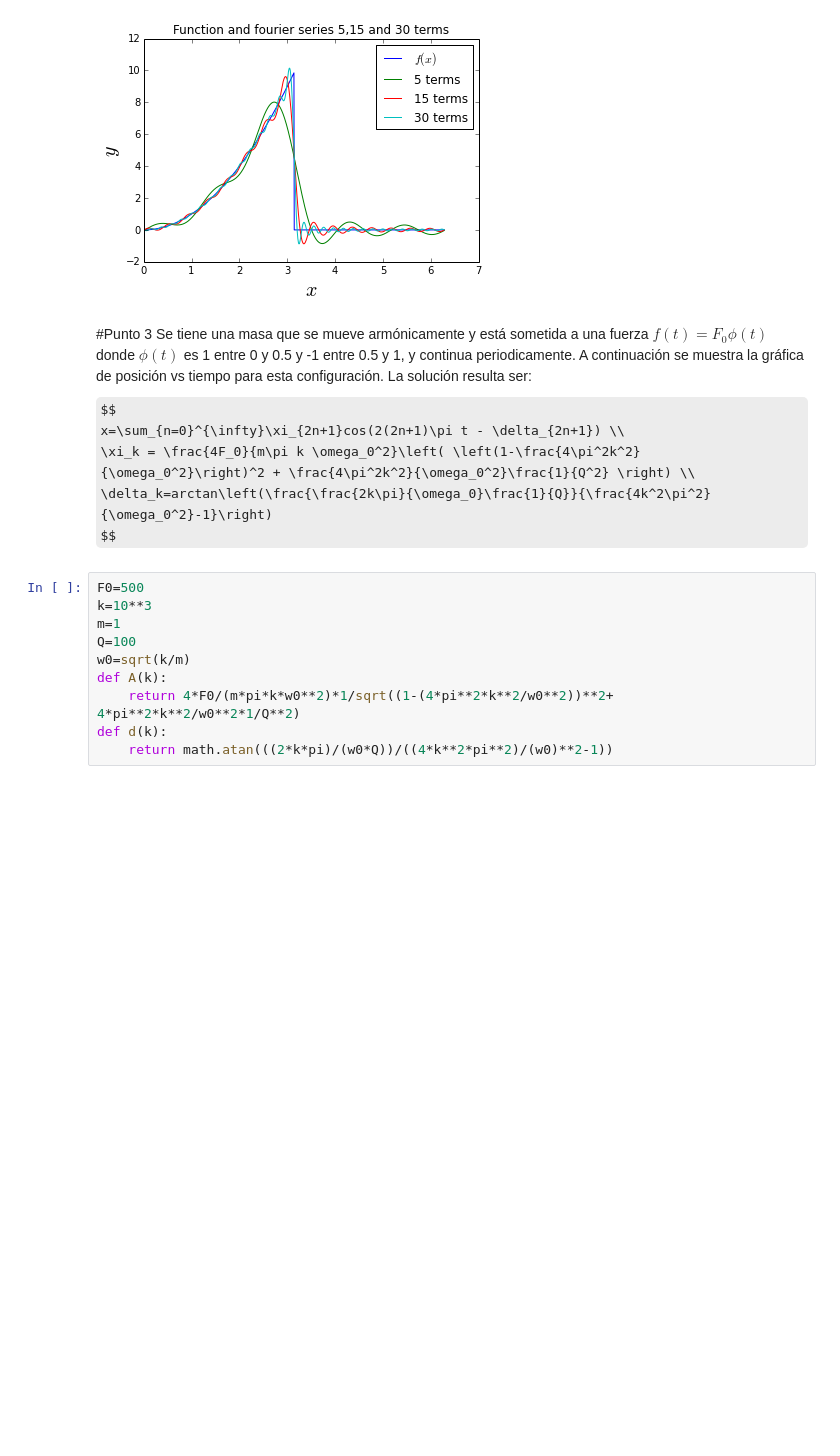
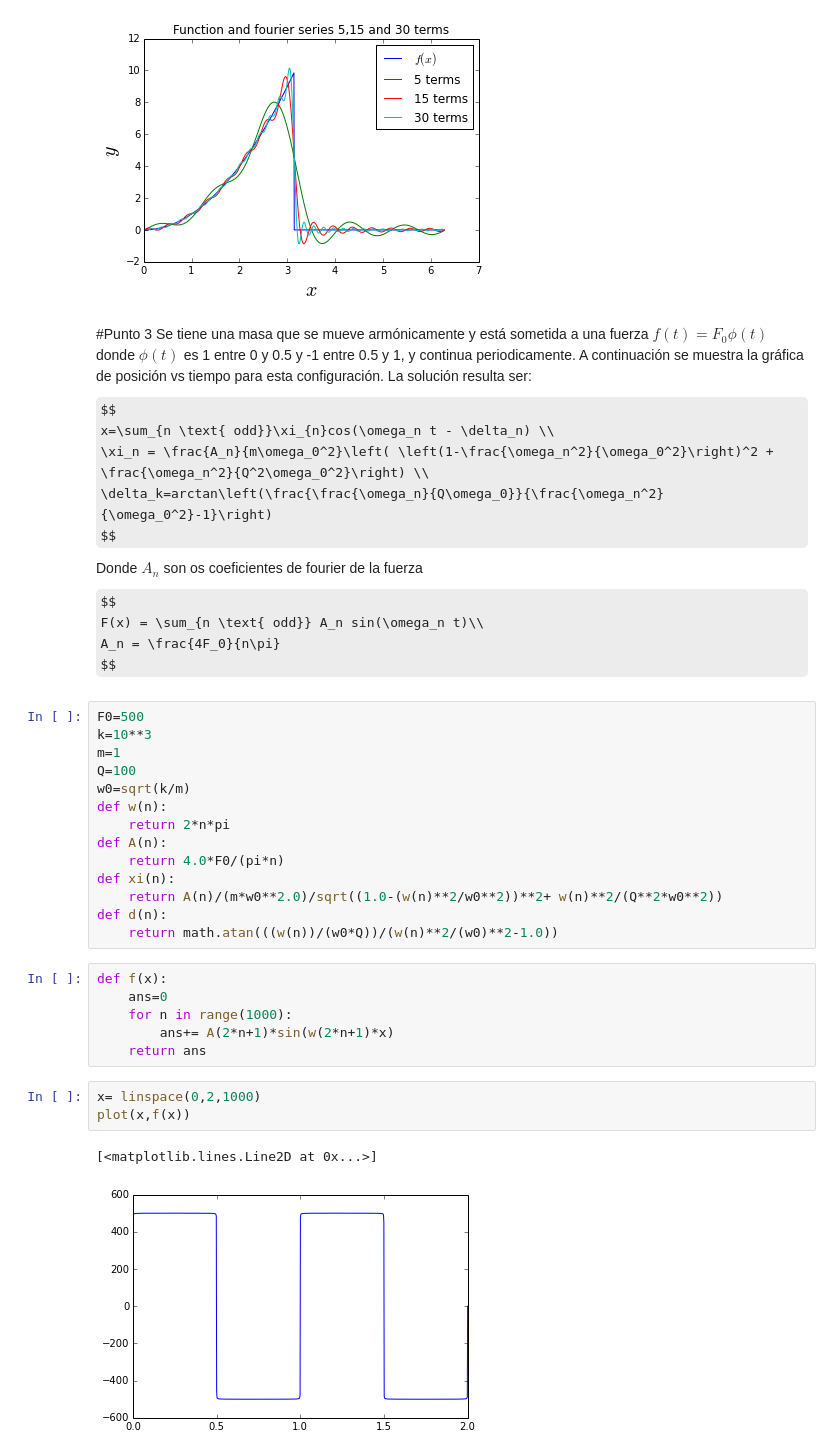
Before and after one commit to davidjadu/MathematicalMethods, a Jupyter notebook: Tarea 4/Tarea 4.ipynb, the cells around one changed output. Drawn from its saved outputs; the diff is of its cells as text; some formulas as TeX source; blank space fills up the shorter version.

```diff
--- a/Tarea 4/Tarea 4.ipynb
+++ b/Tarea 4/Tarea 4.ipynb
@@ -56,19 +56,40 @@ savefig(filename + '.pdf',format = 'pdf', transparent=True)
 Se tiene una masa que se mueve armónicamente y está sometida a una fuerza $f(t)=F_0\phi(t)$ donde $\phi(t)$ es 1 entre 0 y 0.5 y -1 entre 0.5 y 1, y continua periodicamente. A continuación se muestra la gráfica de posición vs tiempo para esta configuración.
 La solución resulta ser:
 $$
-x=\sum_{n=0}^{\infty}\xi_{2n+1}cos(2(2n+1)\pi t - \delta_{2n+1}) \\
-\xi_k = \frac{4F_0}{m\pi k \omega_0^2}\left( \left(1-\frac{4\pi^2k^2}{\omega_0^2}\right)^2 + \frac{4\pi^2k^2}{\omega_0^2}\frac{1}{Q^2} \right) \\
-\delta_k=arctan\left(\frac{\frac{2k\pi}{\omega_0}\frac{1}{Q}}{\frac{4k^2\pi^2}{\omega_0^2}-1}\right)
+x=\sum_{n \text{ odd}}\xi_{n}cos(\omega_n t - \delta_n) \\
+\xi_n = \frac{A_n}{m\omega_0^2}\left( \left(1-\frac{\omega_n^2}{\omega_0^2}\right)^2 + \frac{\omega_n^2}{Q^2\omega_0^2}\right) \\
+\delta_k=arctan\left(\frac{\frac{\omega_n}{Q\omega_0}}{\frac{\omega_n^2}{\omega_0^2}-1}\right)
 $$
+Donde $A_n$ son os coeficientes de fourier de la fuerza
+$$
+F(x) = \sum_{n \text{ odd}} A_n sin(\omega_n t)\\
+A_n = \frac{4F_0}{n\pi}
+$$
 # %%
 F0=500
 k=10**3
 m=1
 Q=100
 w0=sqrt(k/m)
-def A(k):
-    return 4*F0/(m*pi*k*w0**2)*1/sqrt((1-(4*pi**2*k**2/w0**2))**2+ 4*pi**2*k**2/w0**2*1/Q**2)
-def d(k):
-    return math.atan(((2*k*pi)/(w0*Q))/((4*k**2*pi**2)/(w0)**2-1))
+def w(n):
+    return 2*n*pi
+def A(n):
+    return 4.0*F0/(pi*n)
+def xi(n):
+    return A(n)/(m*w0**2.0)/sqrt((1.0-(w(n)**2/w0**2))**2+ w(n)**2/(Q**2*w0**2))
+def d(n):
+    return math.atan(((w(n))/(w0*Q))/(w(n)**2/(w0)**2-1.0))
+# %%
+def f(x):
+    ans=0
+    for n in range(1000):
+        ans+= A(2*n+1)*sin(w(2*n+1)*x)
+    return ans
+# %%
+x= linspace(0,2,1000)
+plot(x,f(x))
+# %% [output]
+[<matplotlib.lines.Line2D at 0x...>]
+[figure, added]
 # %%
 npoints=10000
```
Also changed, not shown: parts of 2 cells of this notebook, 1 other file.
